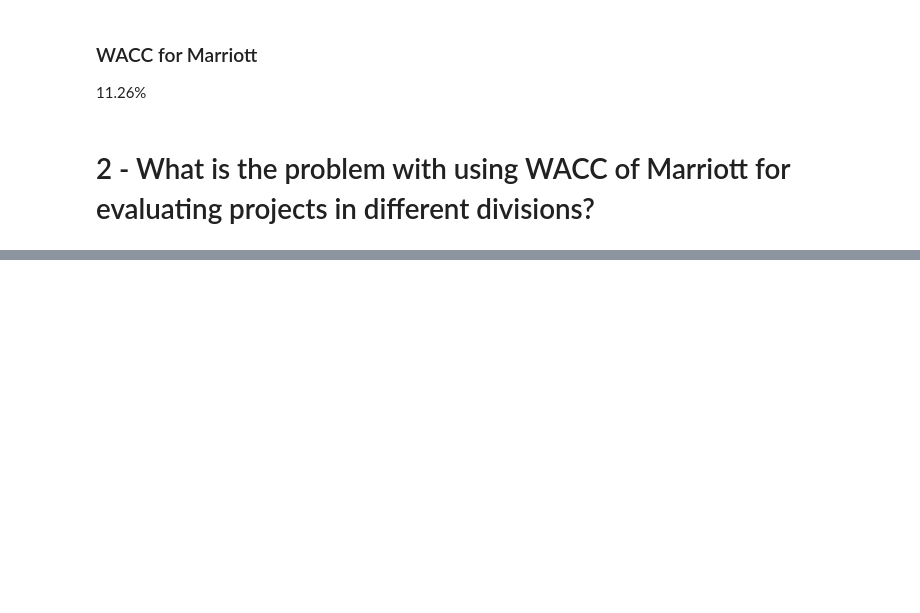
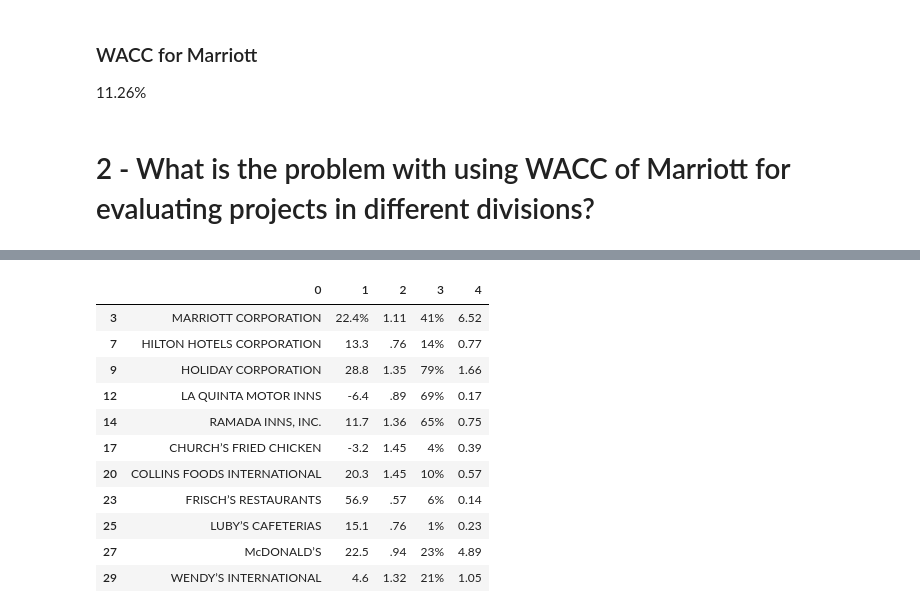
Before and after one commit to xr71/p3_acf, a Jupyter notebook: marriott_case.ipynb, the cells around one changed output, grey strips where cells are left out. Drawn from its saved outputs; the diff is of its cells as text; code cells hidden in the pictures; blank space fills up the shorter version.

```diff
--- a/marriott_case.ipynb
+++ b/marriott_case.ipynb
@@ -96,0 +146,15 @@ cost_of_equity(tgt_beta_e, 0.0872, 0.0743+0.0872)*0.4 + mar_cost_of_debt*(1-tax_
+# %%
+tabula.read_pdf("S2.1_ACF_Marriott Corporation.pdf", pages=8, pandas_options={"header":None})[0].dropna()
+# %% [output]
+|  | 0 | 1 | 2 | 3 | 4 |
+| 3 | MARRIOTT CORPORATION | 22.4% | 1.11 | 41% | 6.52 |
+| 7 | HILTON HOTELS CORPORATION | 13.3 | .76 | 14% | 0.77 |
+| 9 | HOLIDAY CORPORATION | 28.8 | 1.35 | 79% | 1.66 |
+| 12 | LA QUINTA MOTOR INNS | -6.4 | .89 | 69% | 0.17 |
+| 14 | RAMADA INNS, INC. | 11.7 | 1.36 | 65% | 0.75 |
+| 17 | CHURCH’S FRIED CHICKEN | -3.2 | 1.45 | 4% | 0.39 |
+| 20 | COLLINS FOODS INTERNATIONAL | 20.3 | 1.45 | 10% | 0.57 |
+| 23 | FRISCH’S RESTAURANTS | 56.9 | .57 | 6% | 0.14 |
+| 25 | LUBY’S CAFETERIAS | 15.1 | .76 | 1% | 0.23 |
+| 27 | McDONALD’S | 22.5 | .94 | 23% | 4.89 |
+| 29 | WENDY’S INTERNATIONAL | 4.6 | 1.32 | 21% | 1.05 |
```
Also changed, not shown: parts of 34 cells of this notebook.
